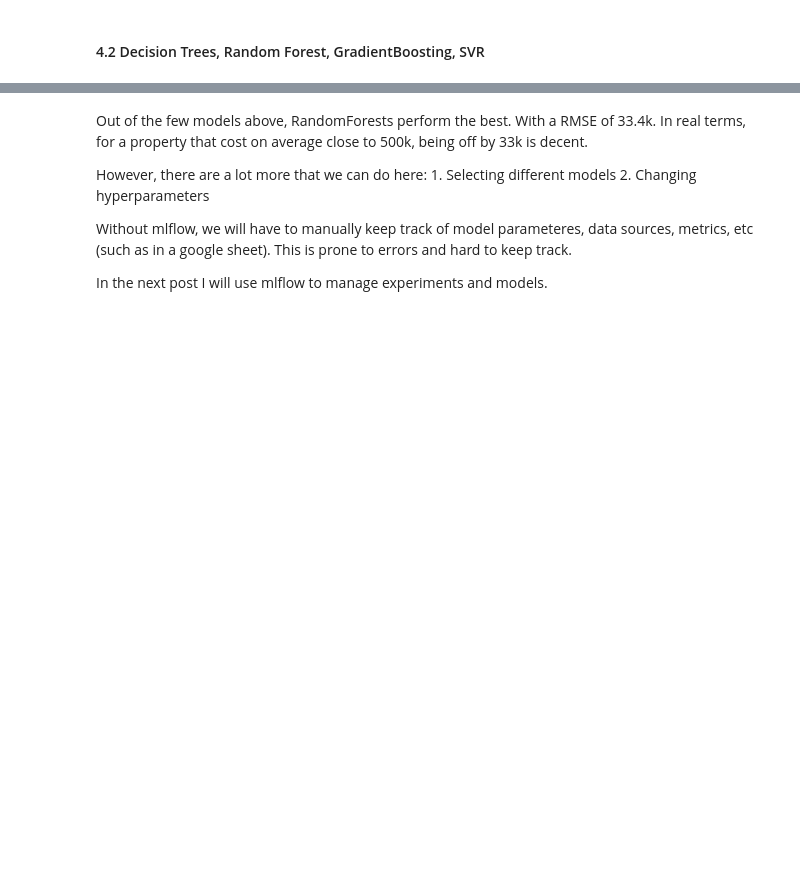
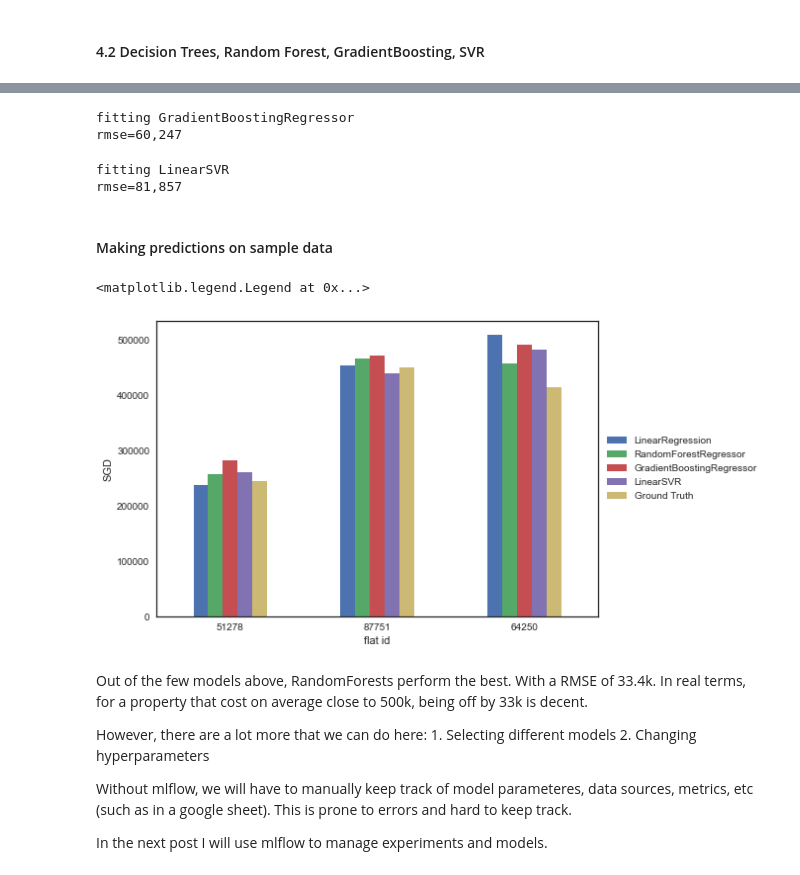
Before and after one commit to dobeok/singapore-hdb-resale, a Jupyter notebook: 01-predict-hdb-resale.ipynb, the cells around one changed output, grey strips where cells are left out. Cells and saved outputs as stored; diff of their text form; code cells hidden in the pictures; blank space fills up the shorter version.

Commit message:
added sample preds

```diff
--- a/01-predict-hdb-resale.ipynb
+++ b/01-predict-hdb-resale.ipynb
@@ -448,17 +461,48 @@ print(f'{rmse=:,.0f}')
 # %%
-model = GradientBoostingRegressor()
-print(f'fitting {model.__class__.__name__}')
-model.fit(X_train, y_train)
-preds = model.predict(X_test)
+gb_model = GradientBoostingRegressor()
+print(f'fitting {gb_model.__class__.__name__}')
+gb_model.fit(X_train, y_train)
+preds = gb_model.predict(X_test)
 rmse = mean_squared_error(y_test, preds, squared=False)
 print(f'{rmse=:,.0f}')
+# %% [output]
+fitting GradientBoostingRegressor
+rmse=60,247
 # %%
-model = LinearSVR()
-print(f'fitting {model.__class__.__name__}')
-model.fit(X_train, y_train)
-preds = model.predict(X_test)
+svr_model = LinearSVR()
+print(f'fitting {svr_model.__class__.__name__}')
+svr_model.fit(X_train, y_train)
+preds = svr_model.predict(X_test)
 rmse = mean_squared_error(y_test, preds, squared=False)
 print(f'{rmse=:,.0f}')
+# %% [output]
+fitting LinearSVR
+rmse=81,857
+# %% [markdown]
+#### Making predictions on sample data
+# %%
+# select random indices
+idx = np.random.choice(X_test.index, size=3)
+# %%
+sample_predictions = {}
+
+for model in [lr_model, rf_model, gb_model, svr_model]:
+    sample_predictions[model.__class__.__name__] = model.predict(X_test.loc[idx])
+
+sample_predictions['Ground Truth'] = y_test[idx]
+sample_predictions = pd.DataFrame(sample_predictions)
+# %%
+pd.DataFrame(sample_predictions).plot(
+    kind='bar',
+    rot=0,
+    xlabel='flat id',
+    ylabel='SGD') \
+    .legend(
+        loc='center left',
+        bbox_to_anchor=(1.0, 0.5))
+# %% [output]
+<matplotlib.legend.Legend at 0x...>
+[figure, added]
 # %% [markdown]
 Out of the few models above, RandomForests perform the best. With a RMSE of 33.4k. In real terms, for a property that cost on average close to 500k, being off by 33k is decent.
 
```
Also changed, not shown: parts of 12 cells of this notebook, 1 other file.
